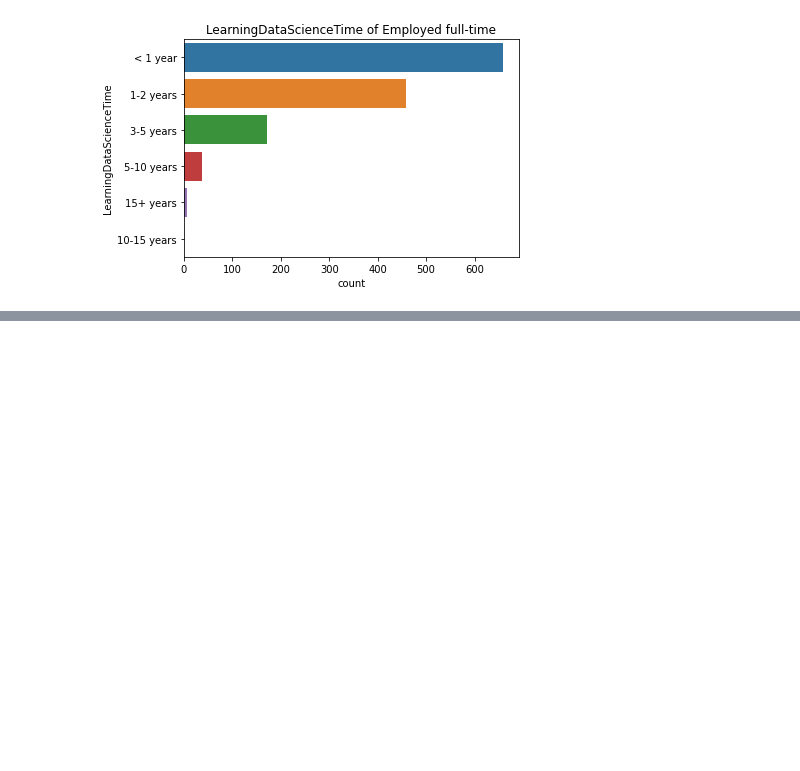
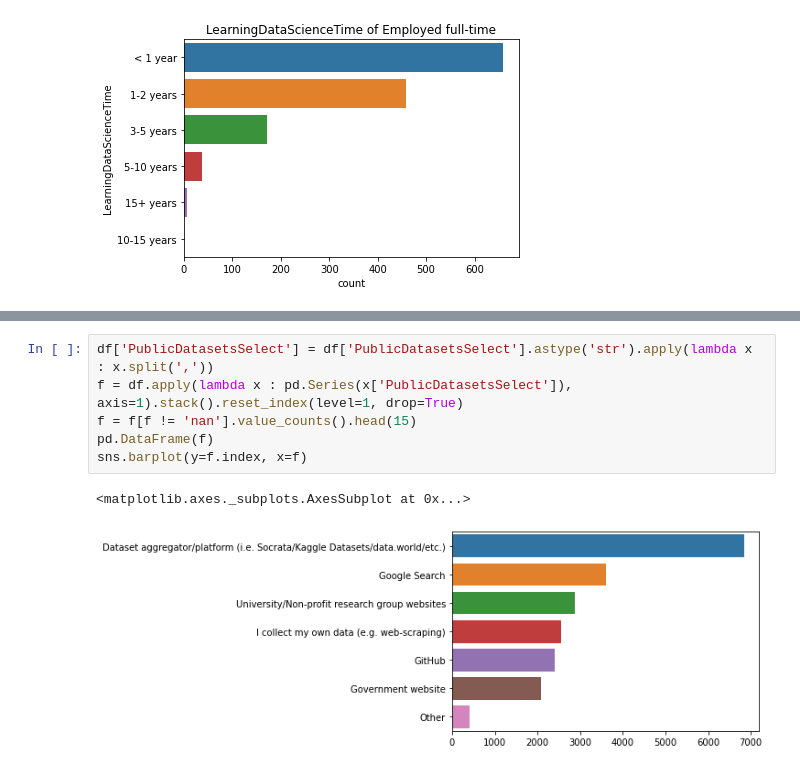
Before and after one commit to rlska105/Kaggle_Competition, a Jupyter notebook: Kaggle_survey_2017.ipynb, the cells around one changed output, grey strips where cells are left out. Drawn from its saved outputs; the diff is of its cells as text; blank space fills up the shorter version.

```diff
--- a/Kaggle_survey_2017.ipynb
+++ b/Kaggle_survey_2017.ipynb
@@ -52,0 +90,9 @@ sns.countplot(y=g.Country, order=g['Country'].value_counts().head(20).index)
+# %%
+df['PublicDatasetsSelect'] = df['PublicDatasetsSelect'].astype('str').apply(lambda x : x.split(','))
+f = df.apply(lambda x : pd.Series(x['PublicDatasetsSelect']), axis=1).stack().reset_index(level=1, drop=True)
+f = f[f != 'nan'].value_counts().head(15)
+pd.DataFrame(f)
+sns.barplot(y=f.index, x=f)
+# %% [output]
+<matplotlib.axes._subplots.AxesSubplot at 0x...>
+[figure, added]
```
Also changed, not shown: parts of 21 cells of this notebook.
